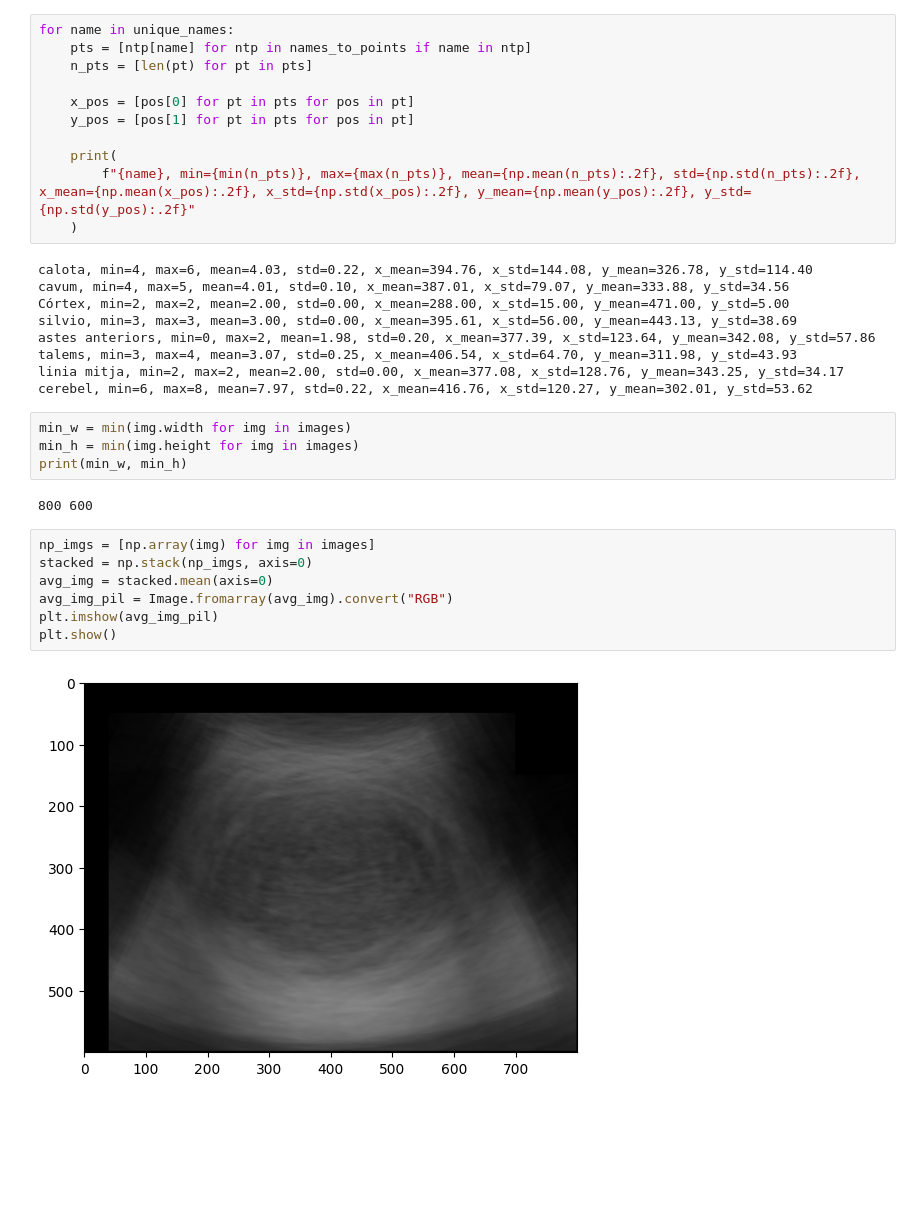
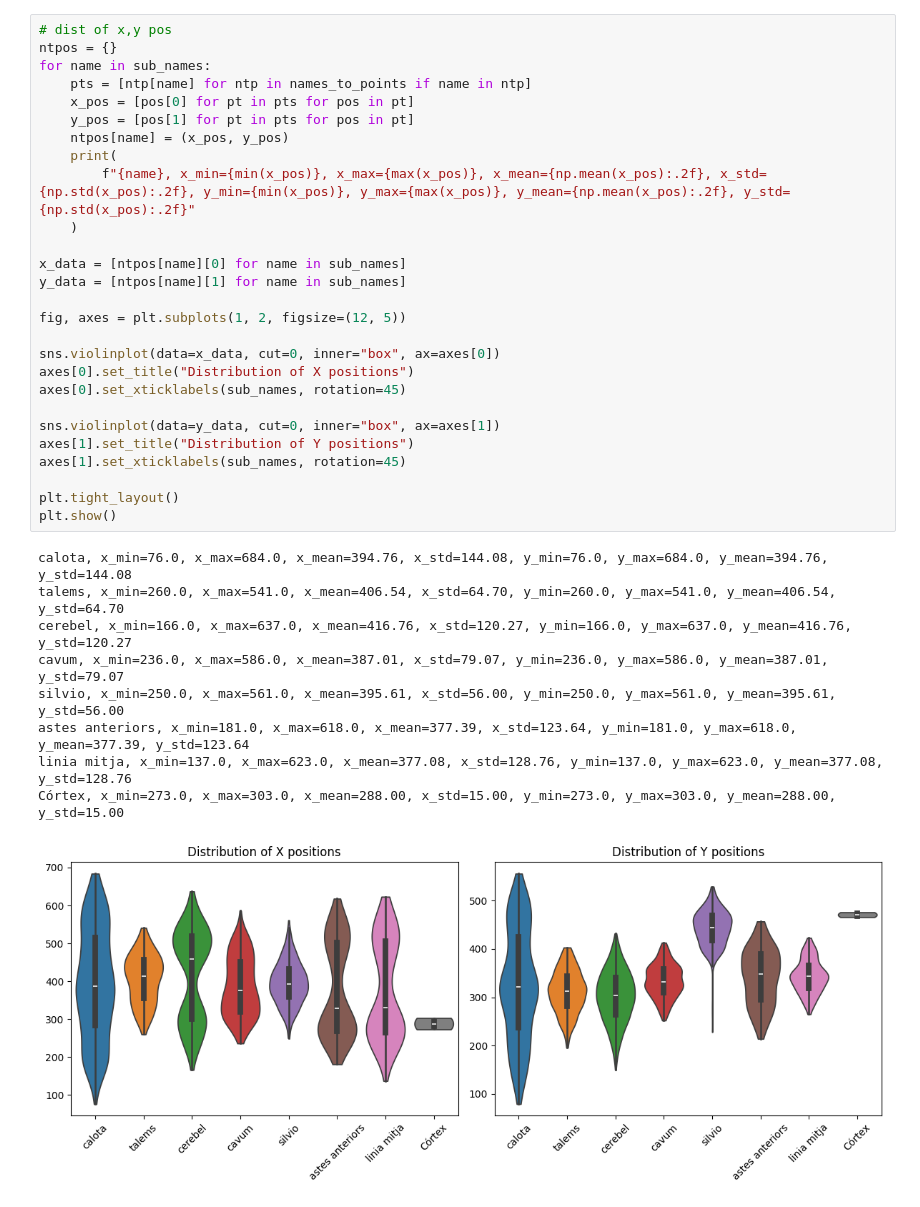
Before and after one commit to andrewhinh/mhf, a Jupyter notebook: src/eda.ipynb, the cells around one changed output. Saved outputs shown, nothing was run; the diff lists cells and outputs as text; blank space fills up the shorter version.

```diff
--- a/src/eda.ipynb
+++ b/src/eda.ipynb
@@ -237,35 +287,37 @@ len(unique_names), unique_names
 # %%
-for name in unique_names:
+# dist of x,y pos
+ntpos = {}
+for name in sub_names:
     pts = [ntp[name] for ntp in names_to_points if name in ntp]
-    n_pts = [len(pt) for pt in pts]
-
     x_pos = [pos[0] for pt in pts for pos in pt]
     y_pos = [pos[1] for pt in pts for pos in pt]
+    ntpos[name] = (x_pos, y_pos)
+    print(
+        f"{name}, x_min={min(x_pos)}, x_max={max(x_pos)}, x_mean={np.mean(x_pos):.2f}, x_std={np.std(x_pos):.2f}, y_min={min(x_pos)}, y_max={max(x_pos)}, y_mean={np.mean(x_pos):.2f}, y_std={np.std(x_pos):.2f}"
+    )
 
-    print(
-        f"{name}, min={min(n_pts)}, max={max(n_pts)}, mean={np.mean(n_pts):.2f}, std={np.std(n_pts):.2f}, x_mean={np.mean(x_pos):.2f}, x_std={np.std(x_pos):.2f}, y_mean={np.mean(y_pos):.2f}, y_std={np.std(y_pos):.2f}"
-    )
+x_data = [ntpos[name][0] for name in sub_names]
+y_data = [ntpos[name][1] for name in sub_names]
+
+fig, axes = plt.subplots(1, 2, figsize=(12, 5))
+
+sns.violinplot(data=x_data, cut=0, inner="box", ax=axes[0])
+axes[0].set_title("Distribution of X positions")
+axes[0].set_xticklabels(sub_names, rotation=45)
+
+sns.violinplot(data=y_data, cut=0, inner="box", ax=axes[1])
+axes[1].set_title("Distribution of Y positions")
+axes[1].set_xticklabels(sub_names, rotation=45)
+
+plt.tight_layout()
+plt.show()
 # %% [output]
-calota, min=4, max=6, mean=4.03, std=0.22, x_mean=394.76, x_std=144.08, y_mean=326.78, y_std=114.40
-cavum, min=4, max=5, mean=4.01, std=0.10, x_mean=387.01, x_std=79.07, y_mean=333.88, y_std=34.56
-Córtex, min=2, max=2, mean=2.00, std=0.00, x_mean=288.00, x_std=15.00, y_mean=471.00, y_std=5.00
-silvio, min=3, max=3, mean=3.00, std=0.00, x_mean=395.61, x_std=56.00, y_mean=443.13, y_std=38.69
-astes anteriors, min=0, max=2, mean=1.98, std=0.20, x_mean=377.39, x_std=123.64, y_mean=342.08, y_std=57.86
-talems, min=3, max=4, mean=3.07, std=0.25, x_mean=406.54, x_std=64.70, y_mean=311.98, y_std=43.93
-linia mitja, min=2, max=2, mean=2.00, std=0.00, x_mean=377.08, x_std=128.76, y_mean=343.25, y_std=34.17
-cerebel, min=6, max=8, mean=7.97, std=0.22, x_mean=416.76, x_std=120.27, y_mean=302.01, y_std=53.62
+calota, x_min=76.0, x_max=684.0, x_mean=394.76, x_std=144.08, y_min=76.0, y_max=684.0, y_mean=394.76, y_std=144.08
+talems, x_min=260.0, x_max=541.0, x_mean=406.54, x_std=64.70, y_min=260.0, y_max=541.0, y_mean=406.54, y_std=64.70
+cerebel, x_min=166.0, x_max=637.0, x_mean=416.76, x_std=120.27, y_min=166.0, y_max=637.0, y_mean=416.76, y_std=120.27
+cavum, x_min=236.0, x_max=586.0, x_mean=387.01, x_std=79.07, y_min=236.0, y_max=586.0, y_mean=387.01, y_std=79.07
+silvio, x_min=250.0, x_max=561.0, x_mean=395.61, x_std=56.00, y_min=250.0, y_max=561.0, y_mean=395.61, y_std=56.00
+astes anteriors, x_min=181.0, x_max=618.0, x_mean=377.39, x_std=123.64, y_min=181.0, y_max=618.0, y_mean=377.39, y_std=123.64
+linia mitja, x_min=137.0, x_max=623.0, x_mean=377.08, x_std=128.76, y_min=137.0, y_max=623.0, y_mean=377.08, y_std=128.76
+Córtex, x_min=273.0, x_max=303.0, x_mean=288.00, x_std=15.00, y_min=273.0, y_max=303.0, y_mean=288.00, y_std=15.00
+[figure, added]
-# %%
-min_w = min(img.width for img in images)
-min_h = min(img.height for img in images)
-print(min_w, min_h)
-# %% [output]
-800 600
-# %%
-np_imgs = [np.array(img) for img in images]
-stacked = np.stack(np_imgs, axis=0)
-avg_img = stacked.mean(axis=0)
-avg_img_pil = Image.fromarray(avg_img).convert("RGB")
-plt.imshow(avg_img_pil)
-plt.show()
-# %% [output]
-[figure, removed]
```
Also changed, not shown: parts of 12 cells of this notebook, 4 other files.
